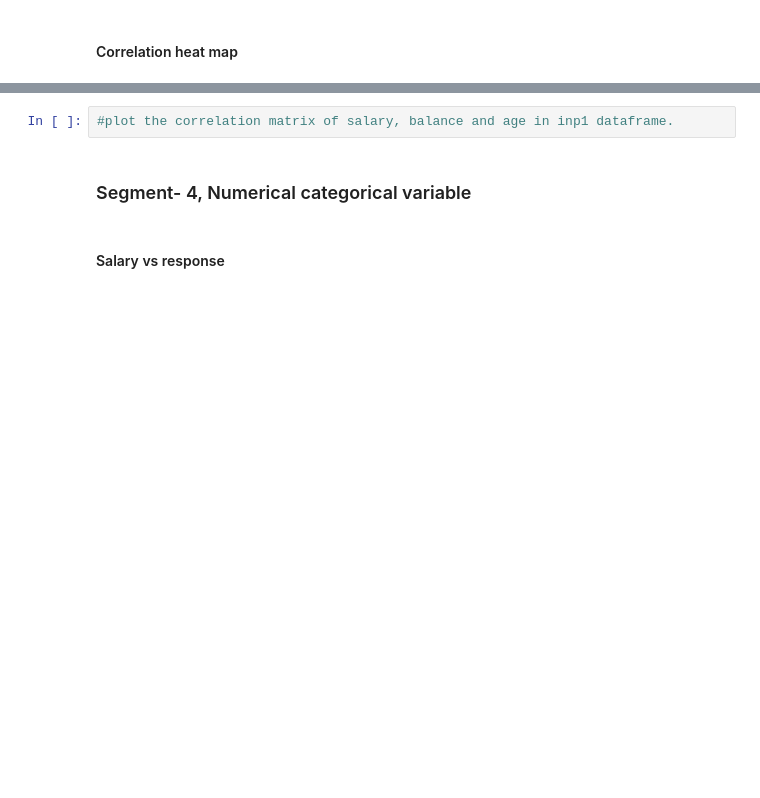
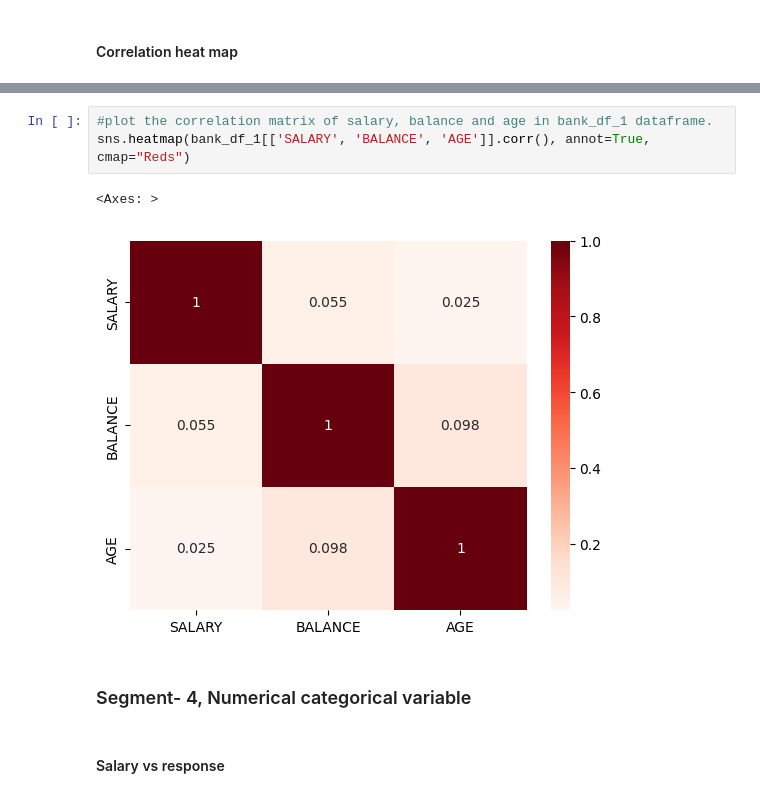
Before and after one commit to AkankshaDwivedi/bank-marketing-campaign, a Jupyter notebook: Bank_Marketing_Campaign_EDA_AD.ipynb, the cells around one changed output, grey strips where cells are left out. Cells and saved outputs as stored; diff of their text form; blank space fills up the shorter version.

Commit message:
Add files via upload
Bivariate Analysis - Correlation Matrix

```diff
--- a/Bank_Marketing_Campaign_EDA_AD.ipynb
+++ b/Bank_Marketing_Campaign_EDA_AD.ipynb
@@ -636,5 +655,9 @@ There are three ways to analyse the numeric- numeric data types simultaneously.
 # %%
-#plot the correlation matrix of salary, balance and age in inp1 dataframe.
+#plot the correlation matrix of salary, balance and age in bank_df_1 dataframe.
+sns.heatmap(bank_df_1[['SALARY', 'BALANCE', 'AGE']].corr(), annot=True, cmap="Reds")
+# %% [output]
+<Axes: >
+[figure, added]
 # %% [markdown]
 ### Segment- 4, Numerical categorical variable
 # %% [markdown]
```
Also changed, not shown: parts of 4 cells of this notebook.
